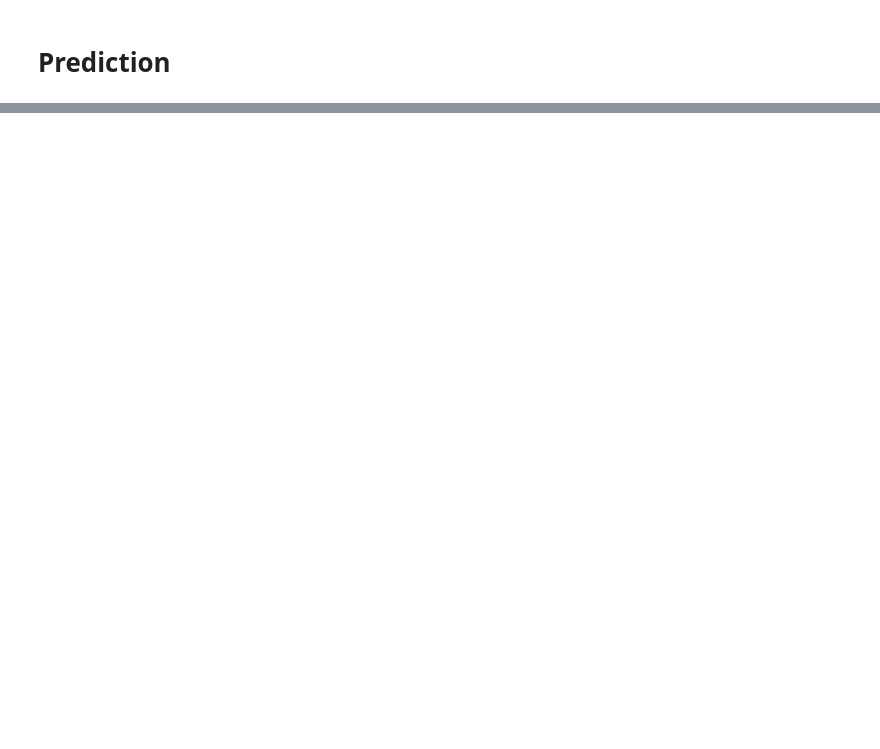
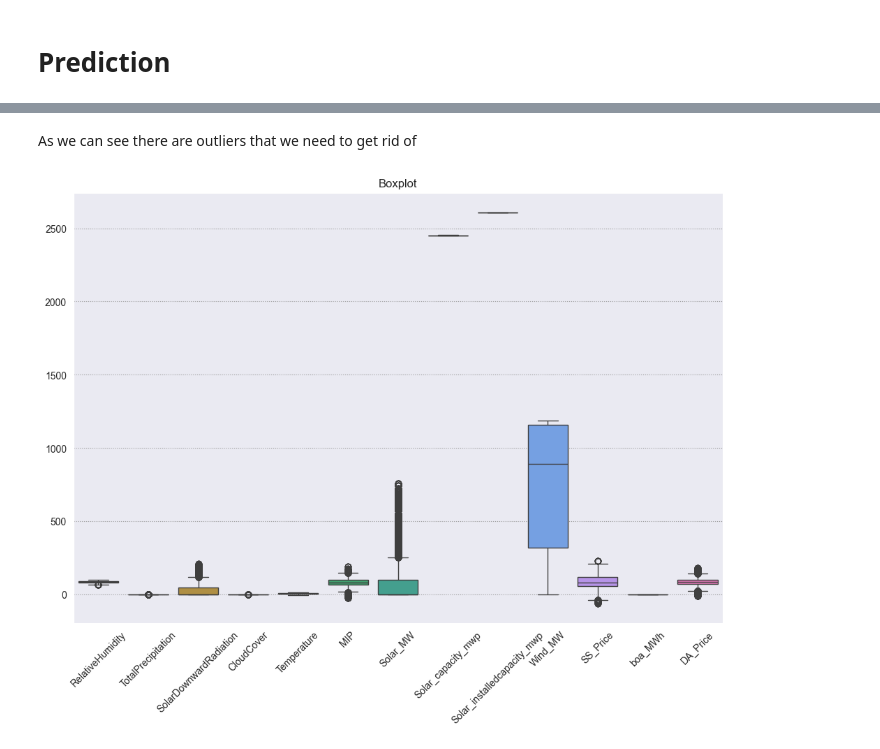
Before and after one commit to znaatcher/ProjectDatascience, a Jupyter notebook: Forecast_Project.ipynb, the cells around one changed output, grey strips where cells are left out. Cells and saved outputs as stored; diff of their text form; code cells hidden in the pictures; blank space fills up the shorter version.

```diff
--- a/Forecast_Project.ipynb
+++ b/Forecast_Project.ipynb
@@ -873,0 +894,16 @@ correlationMatrix = df.corr()
+# %% [markdown]
+As we can see there are outliers that we need to get rid of
+# %%
+threshold = 3
+scores = np.abs(stats.zscore(dataRaw.select_dtypes(include=np.number)))
+outlierRows = np.any(scores > threshold, axis=1)
+dataCleaned = dataRaw[~outlierRows]
+dataCleaned = dataCleaned.copy()
+plt.figure(figsize=(12, 8))
+sns.boxplot(data=dataCleaned.select_dtypes(include=np.number))
+plt.title('Boxplot')
+plt.xticks(rotation=45)
+
+plt.show()
+# %% [output]
+[figure, added]
```
Also changed, not shown: parts of 53 cells of this notebook, 3 other files.
